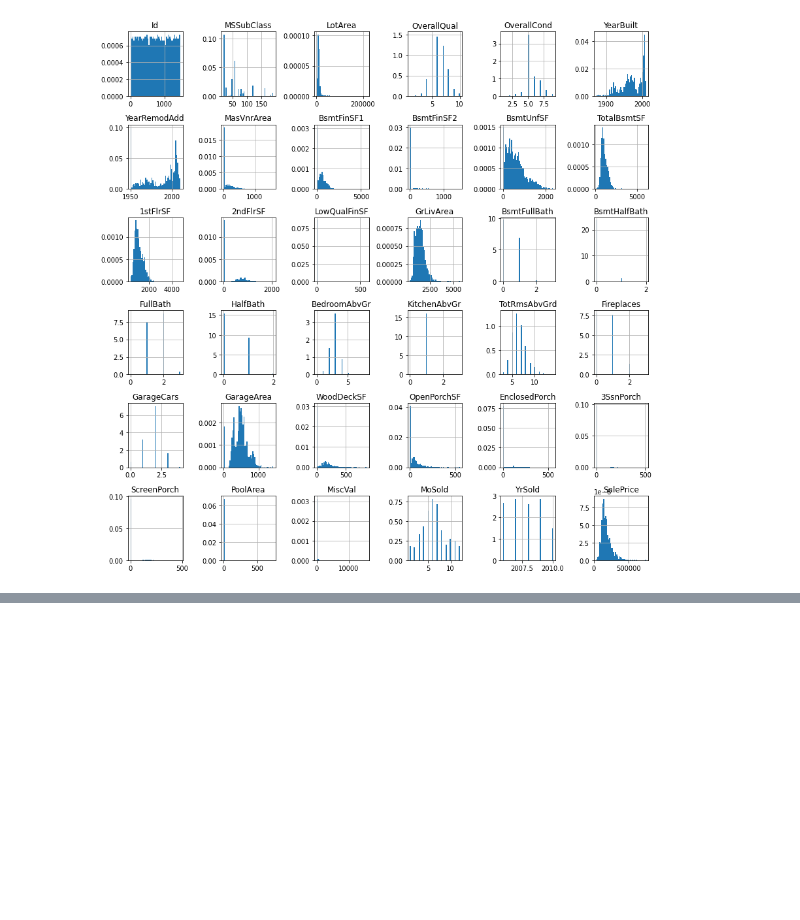
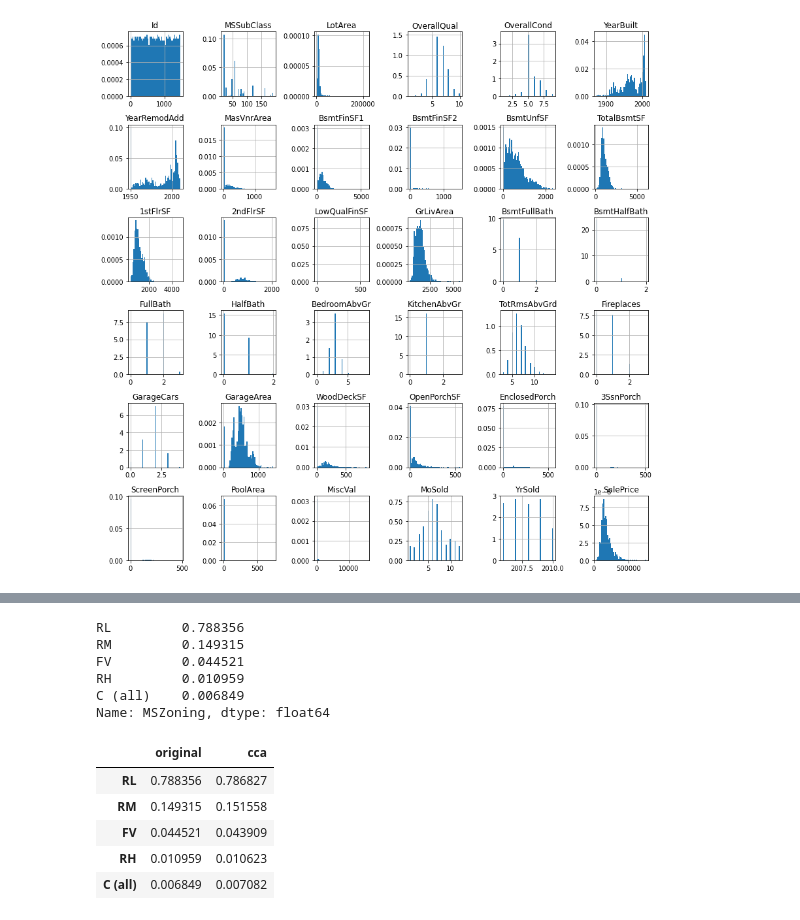
Before and after one commit to mkang32/feature-engineering, a Jupyter notebook: notebooks/missing_data_imputation/01.Complete_Case_Analysis.ipynb, the cells around one changed output, grey strips where cells are left out. Saved outputs shown, nothing was run; the diff lists cells and outputs as text; code cells hidden in the pictures; blank space fills up the shorter version.

```diff
--- a/notebooks/01.Complete_Case_Analysis.ipynb
+++ b/notebooks/missing_data_imputation/01.Complete_Case_Analysis.ipynb
@@ -183,0 +227,23 @@ plt.show()
+# %%
+# calculating the proportion of the data for each category
+df['MSZoning'].value_counts()/len(df)
+# %% [output]
+RL         0.788356
+RM         0.149315
+FV         0.044521
+RH         0.010959
+C (all)    0.006849
+Name: MSZoning, dtype: float64
+# %%
+temp = pd.concat([df['MSZoning'].value_counts()/len(df),
+                  df_cca['MSZoning'].value_counts()/len(df_cca)],
+                 axis=1)
+temp.columns = ['original', 'cca']
+temp
+# %% [output]
+|  | original | cca |
+| RL | 0.788356 | 0.786827 |
+| RM | 0.149315 | 0.151558 |
+| FV | 0.044521 | 0.043909 |
+| RH | 0.010959 | 0.010623 |
+| C (all) | 0.006849 | 0.007082 |
```
Also changed, not shown: parts of 13 cells of this notebook, 6 other files.
